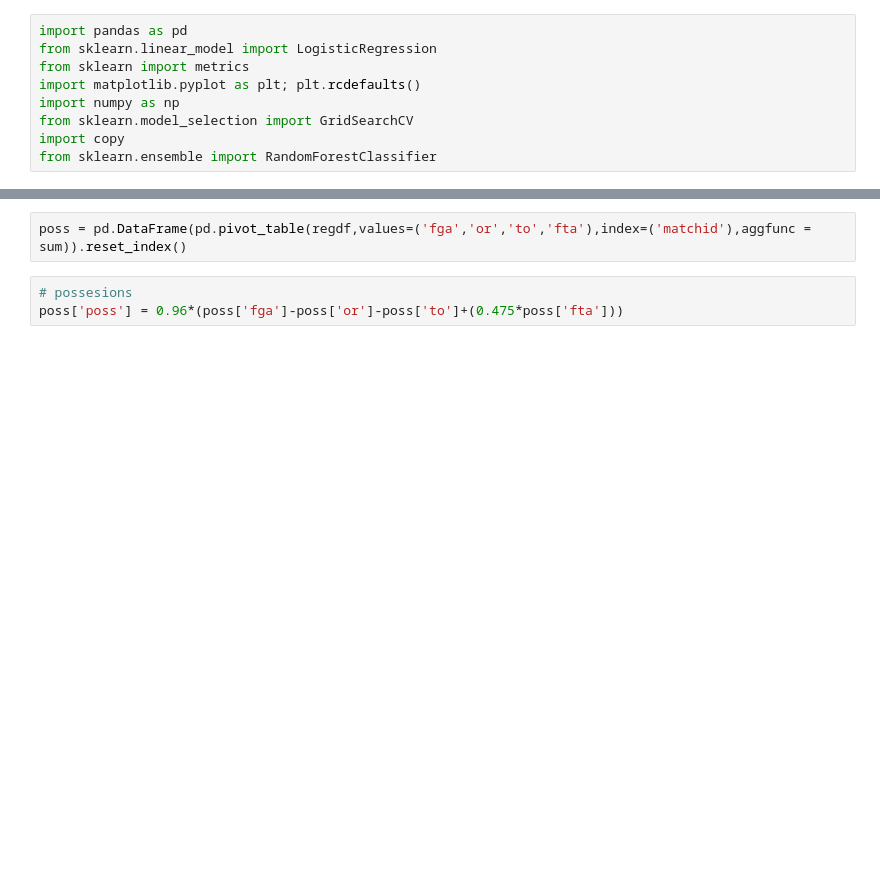
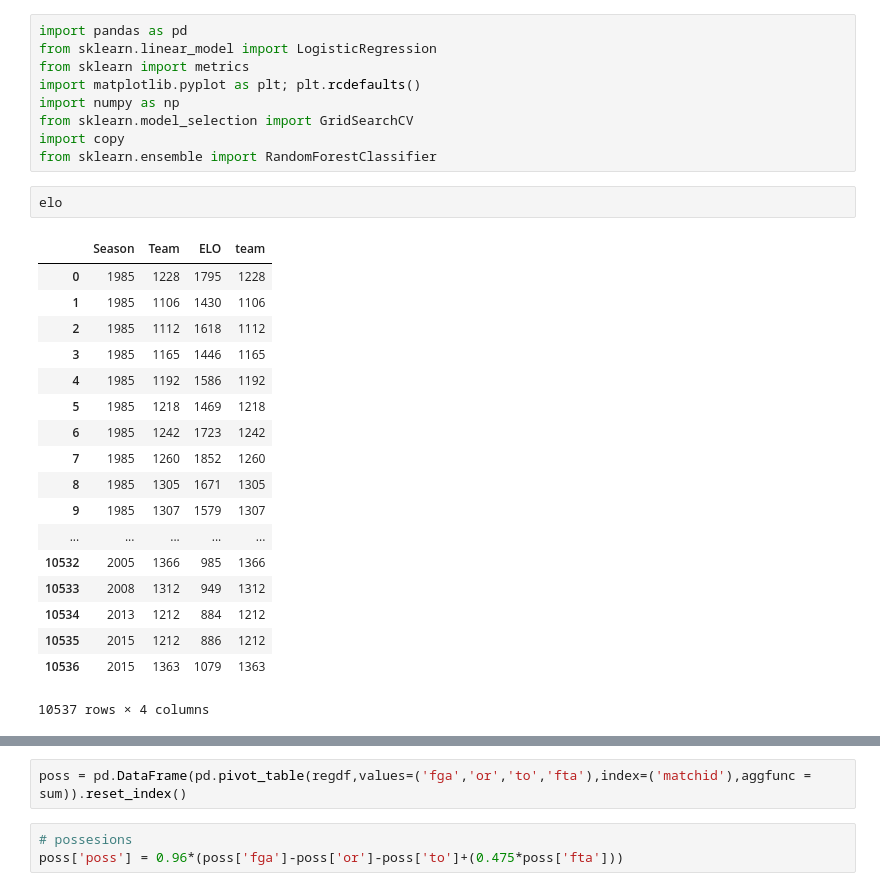
Before and after one commit to slacker298/APM-March-Madness-, a Jupyter notebook: MarchMadnessPredictions_Chris.ipynb, the cells around one changed output, grey strips where cells are left out. Drawn from its saved outputs; the diff is of its cells as text; blank space fills up the shorter version.

```diff
--- a/MarchMadnessPredictions_Chris.ipynb
+++ b/MarchMadnessPredictions_Chris.ipynb
@@ -7,4 +7,25 @@ import numpy as np
 from sklearn.model_selection import GridSearchCV
 import copy
 from sklearn.ensemble import RandomForestClassifier
+# %%
+elo
+# %% [output]
+|  | Season | Team | ELO | team |
+| 0 | 1985 | 1228 | 1795 | 1228 |
+| 1 | 1985 | 1106 | 1430 | 1106 |
+| 2 | 1985 | 1112 | 1618 | 1112 |
+| 3 | 1985 | 1165 | 1446 | 1165 |
+| 4 | 1985 | 1192 | 1586 | 1192 |
+| 5 | 1985 | 1218 | 1469 | 1218 |
+| 6 | 1985 | 1242 | 1723 | 1242 |
+| 7 | 1985 | 1260 | 1852 | 1260 |
+| 8 | 1985 | 1305 | 1671 | 1305 |
+| 9 | 1985 | 1307 | 1579 | 1307 |
+| ... | ... | ... | ... | ... |
+| 10532 | 2005 | 1366 | 985 | 1366 |
+| 10533 | 2008 | 1312 | 949 | 1312 |
+| 10534 | 2013 | 1212 | 884 | 1212 |
+| 10535 | 2015 | 1212 | 886 | 1212 |
+| 10536 | 2015 | 1363 | 1079 | 1363 |
+10537 rows × 4 columns
 # %%
```
Also changed, not shown: parts of 9 cells of this notebook, 1 other file.
